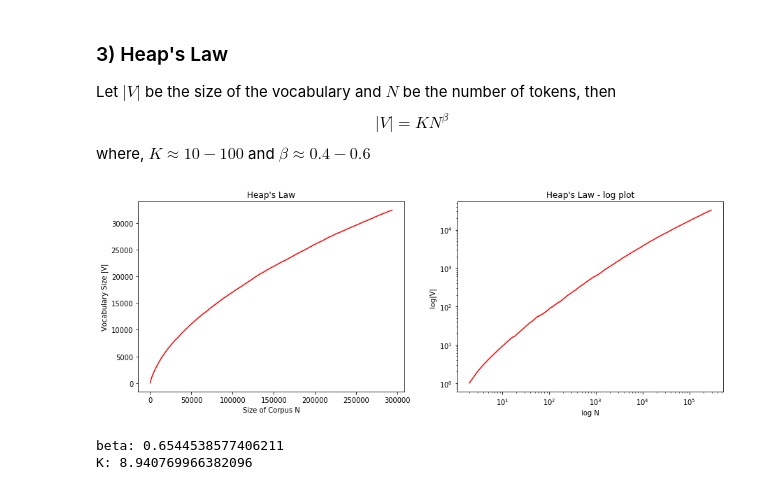
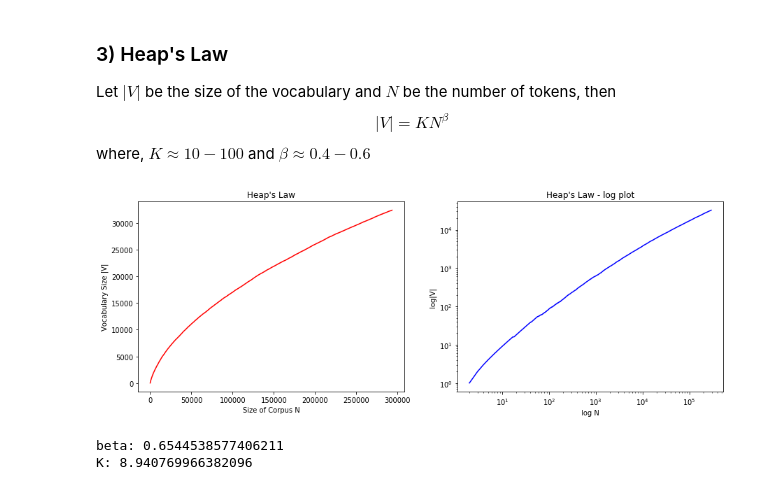
Before and after one commit to kishen19/NLP-Assignments, a Jupyter notebook: Assignment-1-17110074-Kishen.ipynb, the cells around one changed output. Drawn from its saved outputs; the diff is of its cells as text; code cells hidden in the pictures.

```diff
--- a/Assignment-1-17110074-Kishen.ipynb
+++ b/Assignment-1-17110074-Kishen.ipynb
@@ -124,20 +133,20 @@ for i in range(len(word_tokens)):
 # %%
 #Plotting
 plt.rcParams["figure.figsize"] = (15,5)
 fig, [ax1,ax2] = plt.subplots(1,2)
 ax1.plot(ntokens, modV, 'r')
 ax1.set_title("Heap's Law")
 ax1.set_ylabel('Vocabulary Size |V|')
 ax1.set_xlabel('Size of Corpus N')
-ax2.plot(ntokens[1:], modV[1:], 'r')
+ax2.plot(ntokens[1:], modV[1:], 'b')
 ax2.set_xscale('log', basex=10)
 ax2.set_yscale('log', basey=10)
 ax2.set_title("Heap's Law - log plot")
 ax2.set_ylabel('log|V|')
 ax2.set_xlabel('log N')
 plt.show()
 # %% [output]
-[figure, old version]
+[figure, new version]
 # %%
 # Estimating beta and k. I will use log plots and find a best fit line.
 x, y = np.log(ntokens), np.log(modV)
```
Also changed, not shown: parts of 5 cells of this notebook.
